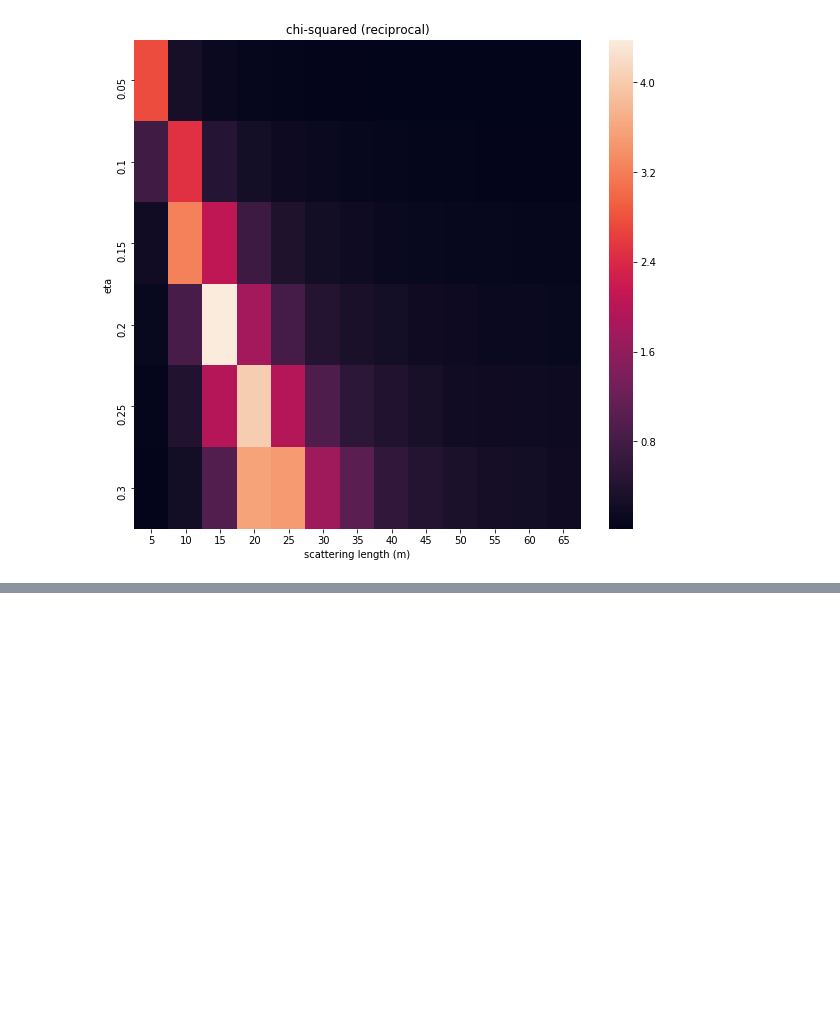
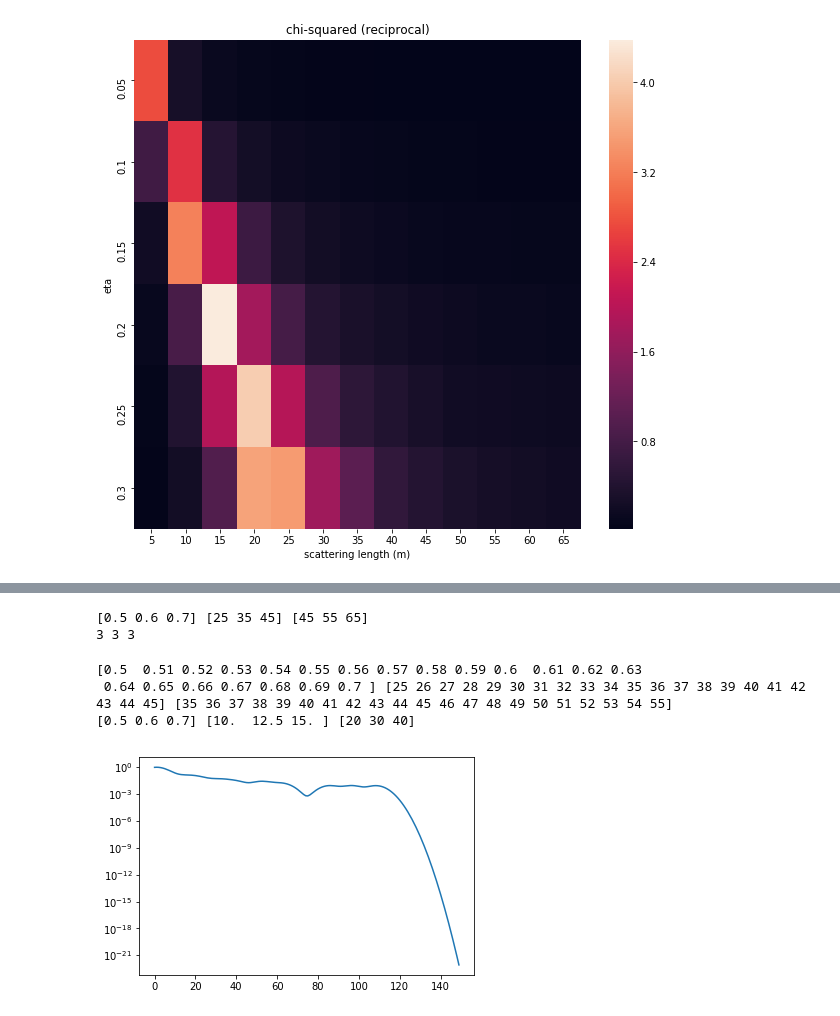
Before and after one commit to matt457/STRAW_analysis, a Jupyter notebook: Photon MC simulation.ipynb, the cells around one changed output, grey strips where cells are left out. Drawn from its saved outputs; the diff is of its cells as text; code cells hidden in the pictures; blank space fills up the shorter version.

```diff
--- a/Photon MC simulation.ipynb
+++ b/Photon MC simulation.ipynb
@@ -140,7 +141,9 @@ c_b = .2175 # +/- .0015 m/ns, for blue light (465nm)
 # Output: group velocity of light +/- .0015 m/ns, and sDOM distance +/- 2m
 def parameter_selector(colour='v', sDOM=1):
     if colour[0] == 'v':
-        c = .2149 # +/- .0015 m/ns, for violet light (400nm)
+        c = .2149 # +/- .0015 m/ns, for violet light (405nm)
+    elif colour[0] == 'u':
+        c = .2153 # +/- .0015 m/ns, for uv light (~365nm)
     else:
         c = .2175 # +/- .0015 m/ns, for blue light (465nm)
 
@@ -324,20 +327,28 @@ ax.semilogy(x,y)
 ## Loop over photon propagation and plot histogram of arrival times
 
 # Input:
-#   number of photons to simulate (100,000 photons takes ~250 seconds, with O(n) complexity, ie. grows linearly),
+#   number of photons to simulate,
 #   absorption and scattering lengths in m (float: 0-100),
 #   eta the fraction of molecular scattering (float: 0-1),
 #   colour of light (string: 'v'/'violet' or 'b'/'blue'),
 #   sDOM number (integer: 1-5),
-#   verbosity flag; when False, suppress figures.
+#   verbosity flag; when False suppress figures,
+#   bin width in ns,
+#   skip files already in path when True.
 # Output: photon arrival times (0-150ns, 1ns uniform spacing) and save data as csv
-def simulation(num_photons, abs_len, scatt_len, eta, colour, sDOM, verbose=False):
+def simulation(num_photons, abs_len, scatt_len, eta, colour, sDOM, save_path, verbose=False, bin_size=1, skip_repeat=True):
 
     # setup
-    start = time()
     arrival_times = np.array([])
     tag = 'abs{:.1f}_scatt{:.1f}_eta{:.3f}_{}_sDOM{:d}_P2_20V_photons{:d}'.format(abs_len,scatt_len,eta,colour,sDOM,num_photons)
-    path = 'Data/POSEIDON1/Simulated_arrival_times/'
+    path = save_path #'Data/POSEIDON1/blue/Simulated_arrival_times/' # TODO make path an input
+    file_path = path+tag+'.csv'
+
+    # skip repeat and return existing simulation data
+    if (skip_repeat) and (file_path in os.listdir()):
+        sim_data = np.genfromtxt(file_path, delimiter=',')
+        print('skipping repeat: '+tag)
+        return sim_data
 
     # group velocity of light +/- .0015 m/ns, and sDOM distance +/- 2m
     (c,sDOM_dist) = parameter_selector(colour,sDOM)
@@ -346,6 +357,7 @@ def simulation(num_photons, abs_len, scatt_len, eta, colour, sDOM, verbose=False
     prob_dist = probability_distributions(scatt_len, abs_len)
 
     # propagate the photons
+    start = time() # start timer
     for i in range(num_photons):
         residual = photon_propagation(eta,sDOM_dist,c,prob_dist)
         arrival_times = np.append(arrival_times, residual)
@@ -388,7 +400,6 @@ def simulation(num_photons, abs_len, scatt_len, eta, colour, sDOM, verbose=False
     convolved = np.convolve(pulse_shape,n, mode='same')
 
     # save data as csv
-    file_path = path+tag+'.csv'
     with open(file_path, 'w') as csvfile:
         writer = csv.writer(csvfile)
         writer.writerow(convolved)
@@ -742,0 +715,35 @@ for abs_len in abs_len_list_fine:
+# %%
+scatt_len_list = np.arange(15,36,10) # uv
+abs_len_list = np.arange(20,41,10)
+eta_list = np.arange(.5,0.71,.1)
+#scatt_len_list = np.arange(25,46,10) # violet
+#abs_len_list = np.arange(20,41,10)
+#eta_list = np.arange(.5,0.71,.1)
+scatt_len_list = np.arange(45,66,10) # blue
+abs_len_list = np.arange(25,46,10)
+eta_list = np.arange(.5,0.71,.1)
+print(eta_list,abs_len_list,scatt_len_list)
+print(len(eta_list),len(abs_len_list),len(scatt_len_list))
+# %% [output]
+[0.5 0.6 0.7] [25 35 45] [45 55 65]
+3 3 3
+# %%
+scatt_len_list = np.arange(20,41,10)
+abs_len_list = np.arange(10,16,2.5)
+eta_list = np.arange(.5,0.71,.1)
+
+eta_list_fine = np.arange(.5,0.71,.01)#np.arange(.4,0.61,.01)
+scatt_len_list_fine = np.arange(35,56,1)
+abs_len_list_fine = np.arange(25,46,1)
+
+print(eta_list_fine,abs_len_list_fine,scatt_len_list_fine)
+print(eta_list,abs_len_list,scatt_len_list)
+# %% [output]
+[0.5  0.51 0.52 0.53 0.54 0.55 0.56 0.57 0.58 0.59 0.6  0.61 0.62 0.63
+ 0.64 0.65 0.66 0.67 0.68 0.69 0.7 ] [25 26 27 28 29 30 31 32 33 34 35 36 37 38 39 40 41 42 43 44 45] [35 36 37 38 39 40 41 42 43 44 45 46 47 48 49 50 51 52 53 54 55]
+[0.5 0.6 0.7] [10.  12.5 15. ] [20 30 40]
+# %%
+plt.plot(arr_time)
+plt.yscale('log')
+# %% [output]
+[figure, added]
```
Also changed, not shown: parts of 9 cells of this notebook, 9 other files.
